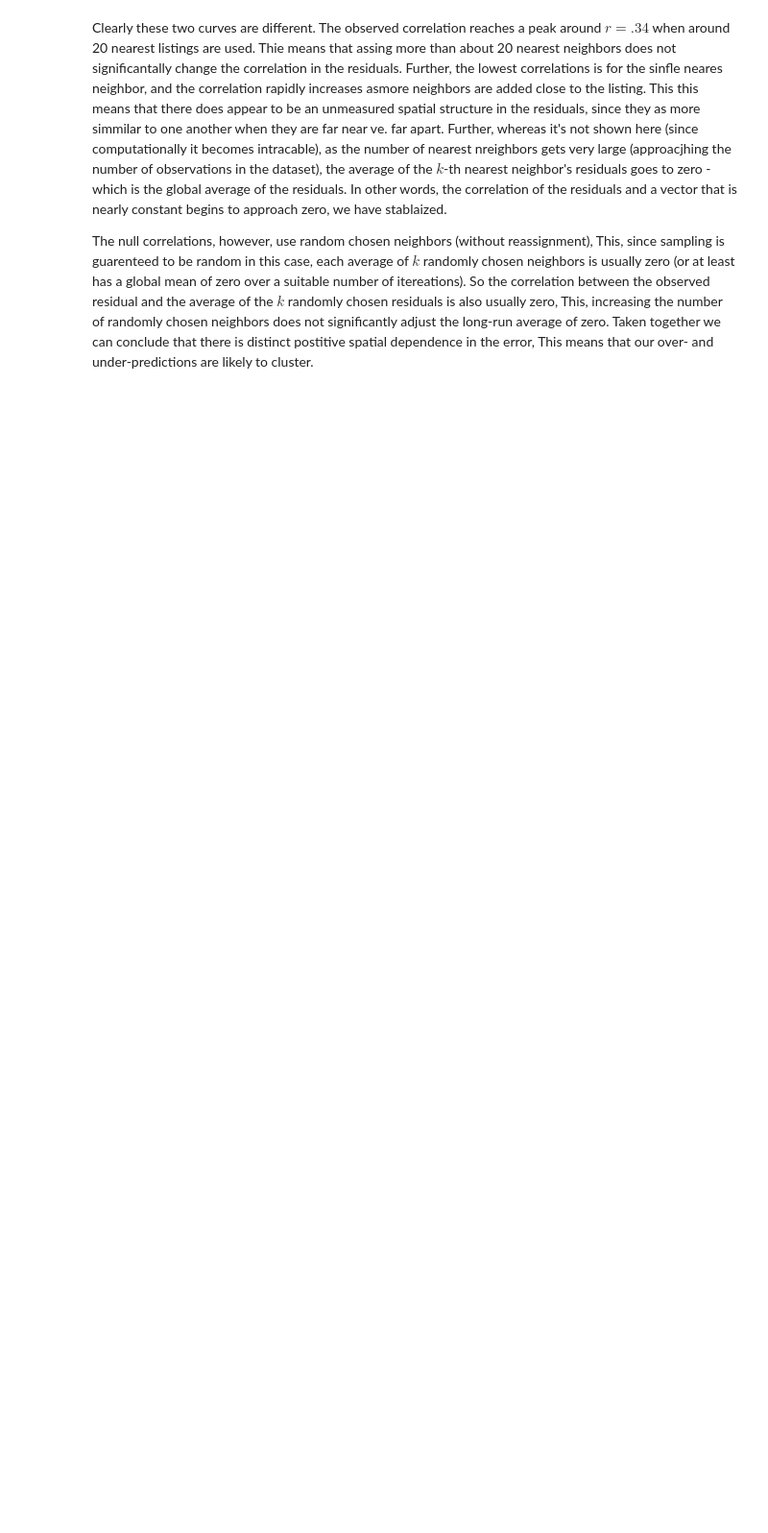
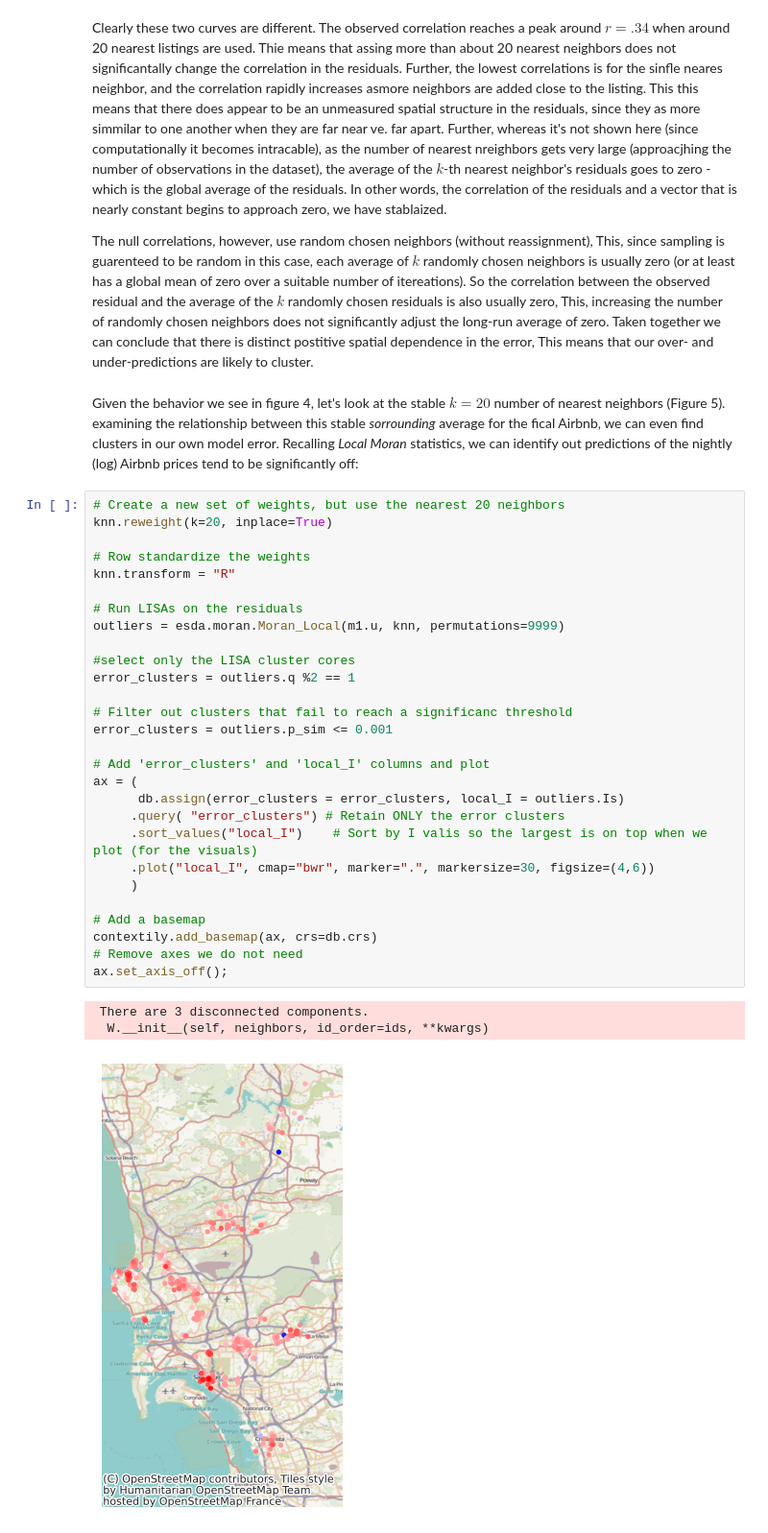
Before and after one commit to Skyehawk/Spatial_stats_examples, a Jupyter notebook: Spatial_regression/Spatial_regression.ipynb, the cells around one changed output. Shown: that part at 96% size. Saved outputs shown, nothing was run; the diff lists cells and outputs as text; blank space fills up the shorter version.

```diff
--- a/Spatial_regression/Spatial_regression.ipynb
+++ b/Spatial_regression/Spatial_regression.ipynb
@@ -340,3 +341,37 @@ plt.show()
 Clearly these two curves are different. The observed correlation reaches a peak around $r = .34$ when around 20 nearest listings are used. Thie means that assing more than about 20 nearest neighbors does not significantally change the correlation in the residuals. Further, the lowest correlations is for the sinfle neares neighbor, and the correlation rapidly increases asmore neighbors are added close to the listing. This this means that there does appear to be an unmeasured spatial structure in the residuals, since they as more simmilar to one another when they are far near ve. far apart. Further, whereas it's not shown here (since computationally it becomes intracable), as the number of nearest nreighbors gets very large (approacjhing the number of observations in the dataset), the average of the $k$-th nearest neighbor's residuals goes to zero - which is the global average of the residuals. In other words, the correlation of the residuals and a vector that is nearly constant begins to approach zero, we have stablaized.
 
 The null correlations, however, use random chosen neighbors (without reassignment), This, since sampling is guarenteed to be random in this case, each average of $k$ randomly chosen neighbors is usually zero (or at least has a global mean of zero over a suitable number of itereations). So the correlation between the observed residual and the average of the $k$ randomly chosen residuals is also usually zero, This, increasing the number of randomly chosen neighbors does not significantly adjust the long-run average of zero. Taken together we can conclude that there is distinct postitive spatial dependence in the error, This means that our over- and under-predictions are likely to cluster.
+# %% [markdown]
+Given the behavior we see in figure 4, let's look at the stable $k = 20$ number of nearest neighbors (Figure 5). examining the relationship between this stable *sorrounding* average for the fical Airbnb, we can even find clusters in our own model error. Recalling *Local Moran* statistics, we can identify out predictions of the nightly (log) Airbnb prices tend to be significantly off:
+# %%
+# Create a new set of weights, but use the nearest 20 neighbors
+knn.reweight(k=20, inplace=True)
+
+# Row standardize the weights
+knn.transform = "R"
+
+# Run LISAs on the residuals
+outliers = esda.moran.Moran_Local(m1.u, knn, permutations=9999)
+
+#select only the LISA cluster cores
+error_clusters = outliers.q %2 == 1
+
+# Filter out clusters that fail to reach a significanc threshold
+error_clusters = outliers.p_sim <= 0.001
+
+# Add 'error_clusters' and 'local_I' columns and plot
+ax = (
+      db.assign(error_clusters = error_clusters, local_I = outliers.Is)
+     .query( "error_clusters") # Retain ONLY the error clusters
+     .sort_values("local_I")    # Sort by I valis so the largest is on top when we plot (for the visuals)
+     .plot("local_I", cmap="bwr", marker=".", markersize=30, figsize=(4,6))
+     )
+
+# Add a basemap
+contextily.add_basemap(ax, crs=db.crs)
+# Remove axes we do not need
+ax.set_axis_off();
+# %% [output]
+ There are 3 disconnected components.
+  W.__init__(self, neighbors, id_order=ids, **kwargs)
+[figure, added]
```
Also changed, not shown: parts of 3 cells of this notebook, 2 other files.
